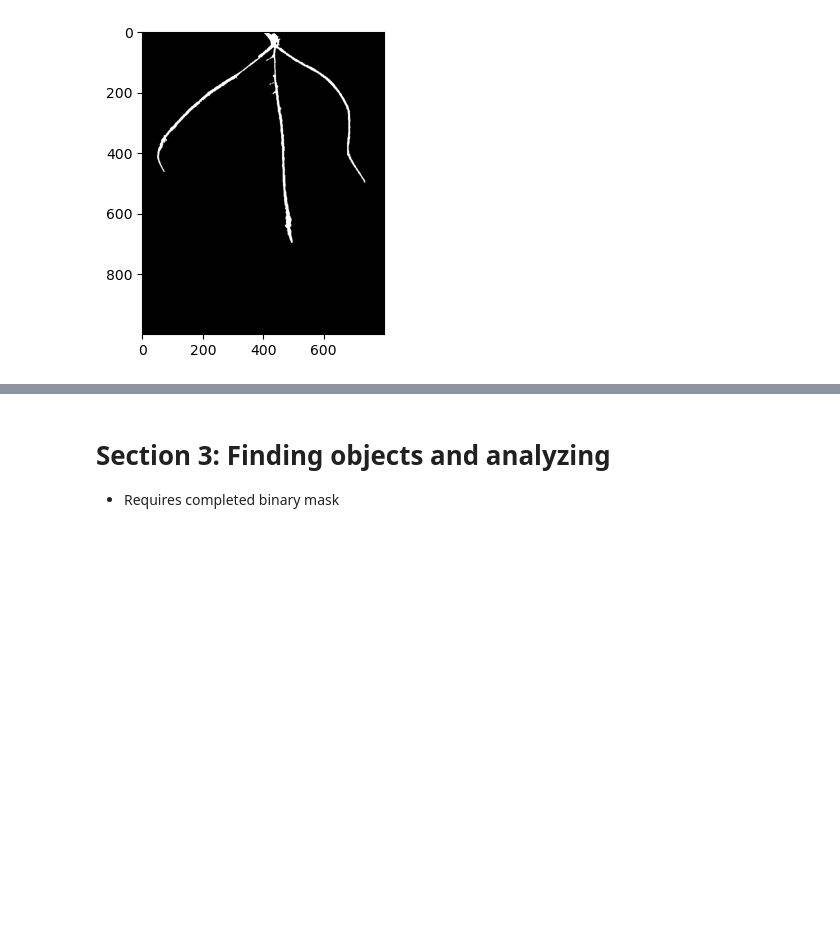
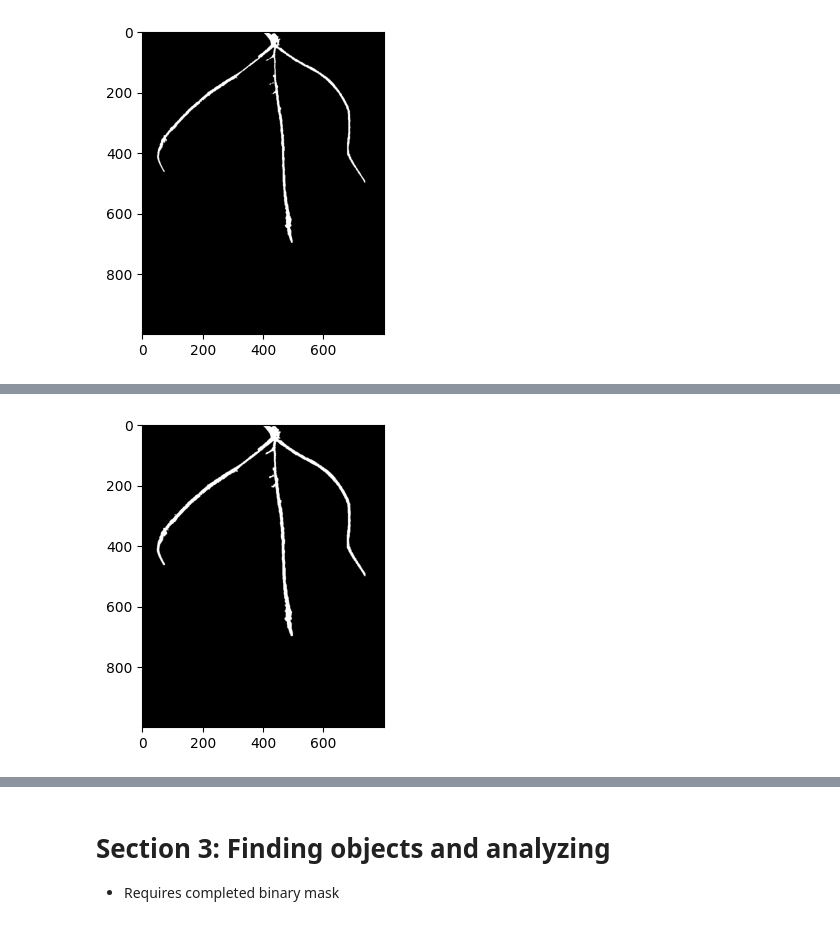
Before and after one commit to danforthcenter/plantcv-binder, a Jupyter notebook: notebooks/root_analysis/root_size_and_shape_tutorial.ipynb, the cells around one changed output, grey strips where cells are left out. Cells and saved outputs as stored; diff of their text form; code cells hidden in the pictures; blank space fills up the shorter version.

```diff
--- a/notebooks/root_analysis/root_size_and_shape_tutorial.ipynb
+++ b/notebooks/root_analysis/root_size_and_shape_tutorial.ipynb
@@ -120,0 +124,4 @@ a_thresh = pcv.threshold.binary(gray_img=a, threshold=135, max_value=255, object
+# %%
+dilated = pcv.dilate(gray_img=a_thresh, ksize=3, i=1)
+# %% [output]
+[figure, added]
```
Also changed, not shown: parts of 11 cells of this notebook.
